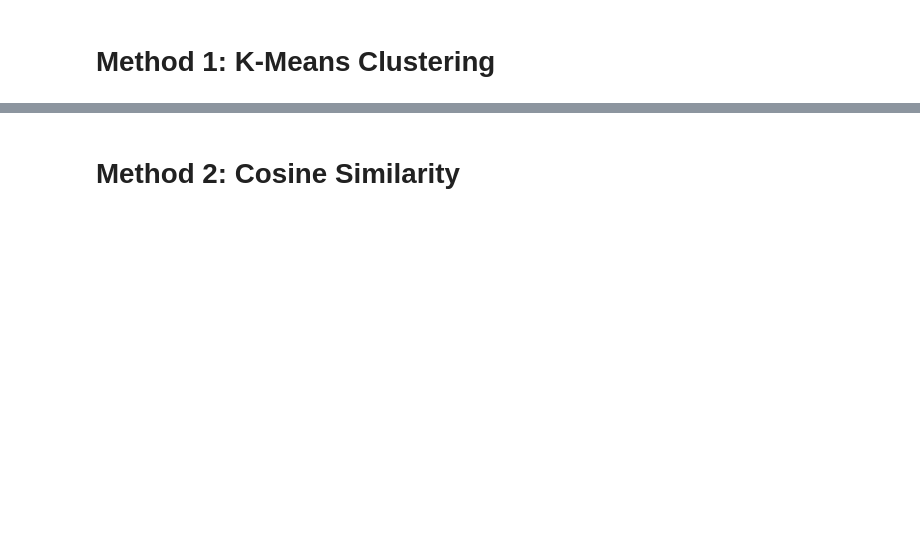
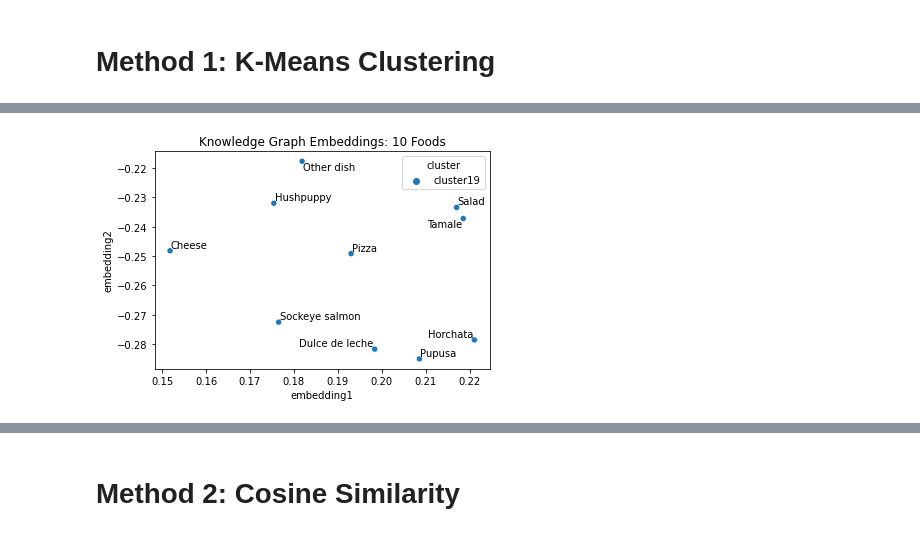
Before and after one commit to louismeeckers/um-healthy-food, a Jupyter notebook: foodb/bmkg_project.ipynb, the cells around one changed output, grey strips where cells are left out. Drawn from its saved outputs; the diff is of its cells as text; code cells hidden in the pictures; blank space fills up the shorter version.

```diff
--- a/foodb/bmkg_project.ipynb
+++ b/foodb/bmkg_project.ipynb
@@ -243,0 +282,4 @@ adjust_text(texts)
+# %%
+plot_10(plot_df.sort_values(by=['dst_pizza']))
+# %% [output]
+[figure, added]
```
Also changed, not shown: parts of 29 cells of this notebook, 4 other files.
